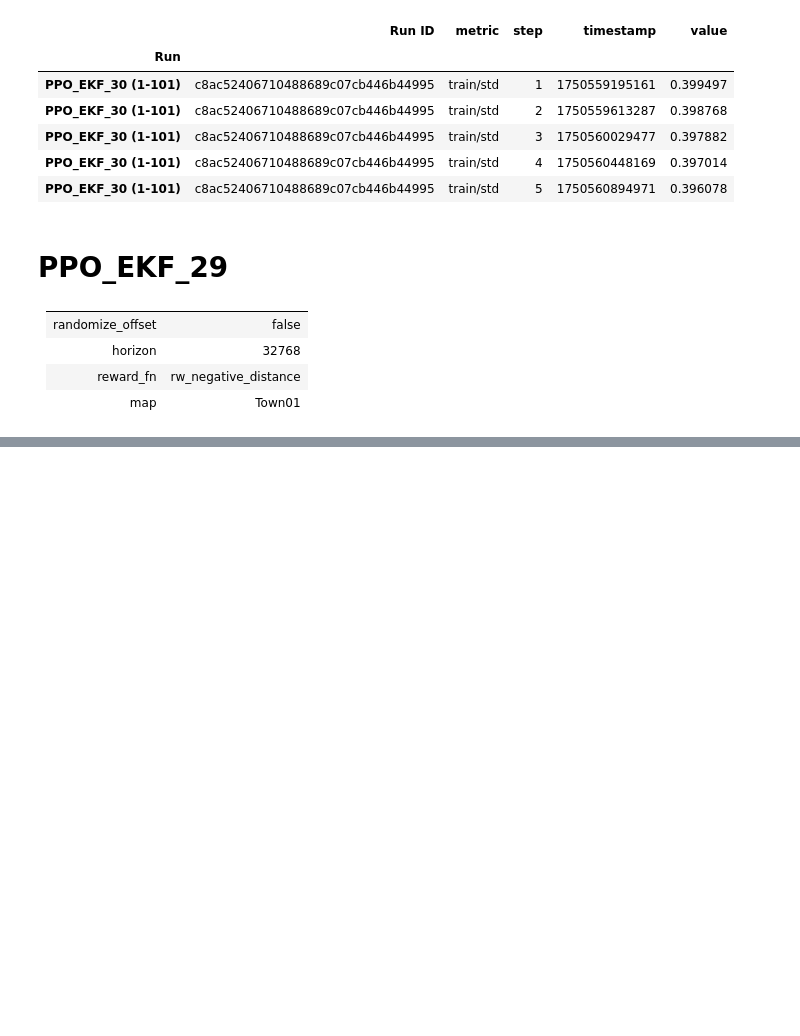
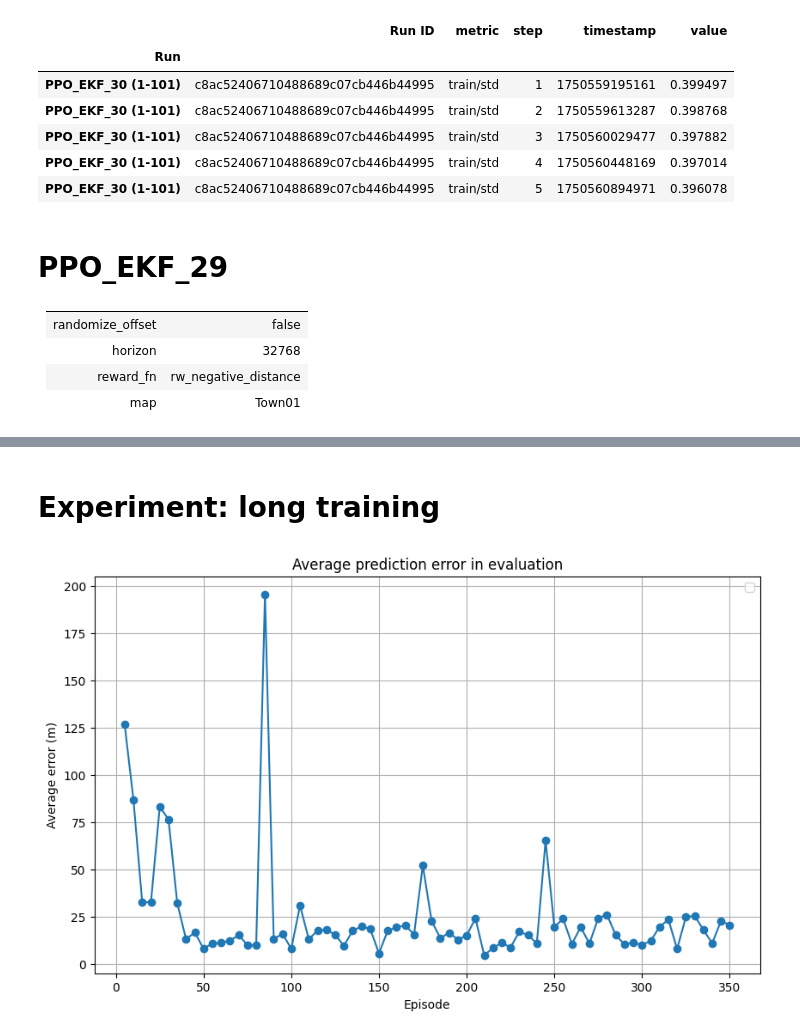
Before and after one commit to Henrique-BO/CarAware, a Jupyter notebook: notebooks/training.ipynb, the cells around one changed output, grey strips where cells are left out. Drawn from its saved outputs; the diff is of its cells as text; code cells hidden in the pictures; blank space fills up the shorter version.

```diff
--- a/notebooks/training.ipynb
+++ b/notebooks/training.ipynb
@@ -196,0 +334,13 @@ plt.show()
+# %% [markdown]
+# Experiment: long training
+# %%
+plt.figure(figsize=(10, 6))
+plt.plot(avg_dist_25['step'], avg_dist_25['value'], marker='o')
+plt.xlabel('Episode')
+plt.ylabel('Average error (m)')
+plt.title('Average prediction error in evaluation')
+plt.grid(True)
+plt.legend()
+plt.show()
+# %% [output]
+[figure, added]
```
Also changed, not shown: parts of 20 cells of this notebook, 8 other files.
